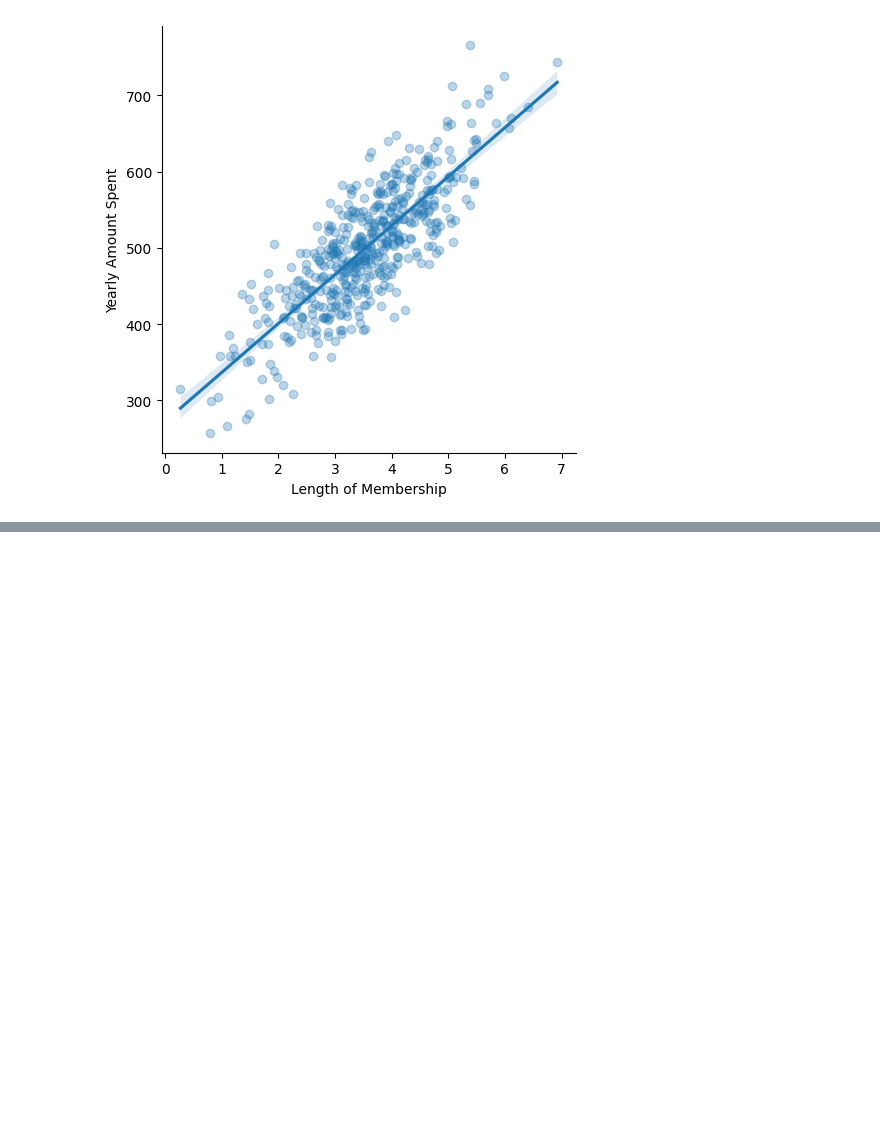
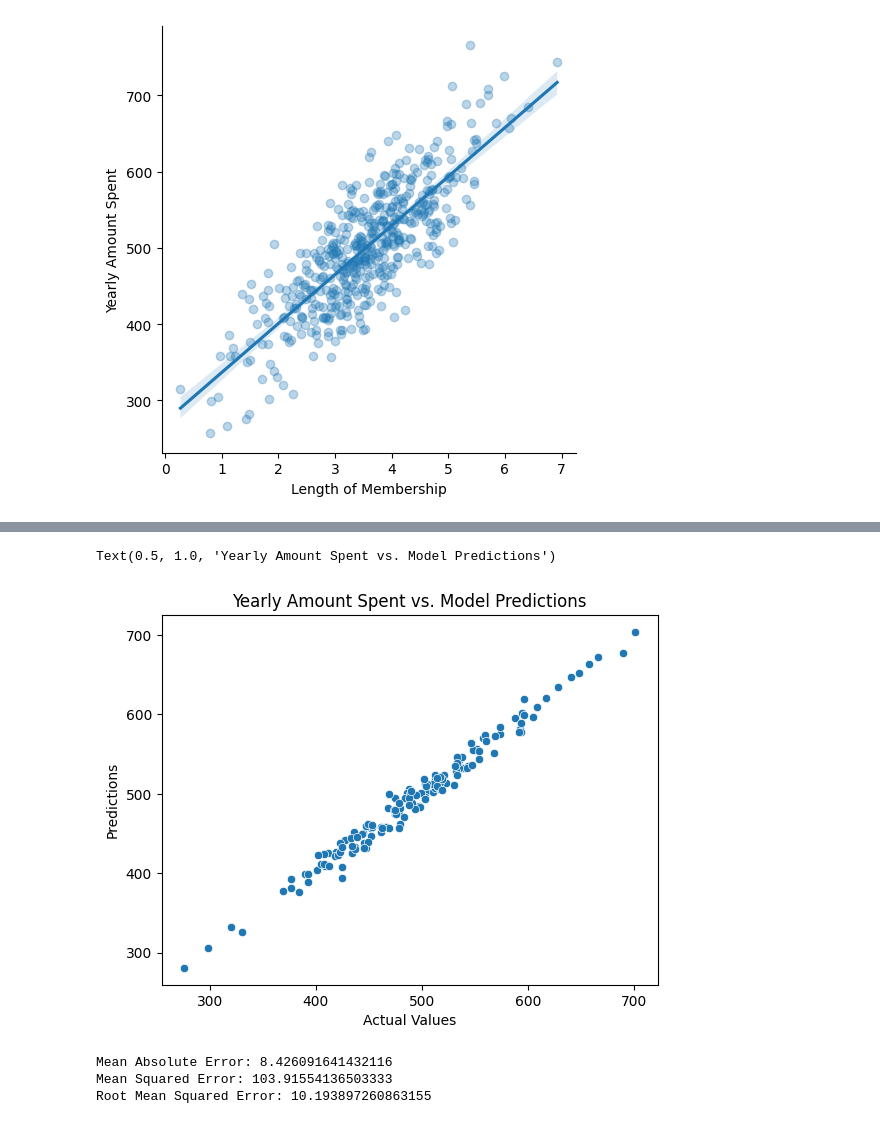
Before and after one commit to JanavGandhi/Linear-Regression-E-commerce, a Jupyter notebook: main.ipynb, the cells around one changed output, grey strips where cells are left out. Cells and saved outputs as stored; diff of their text form; code cells hidden in the pictures; blank space fills up the shorter version.

```diff
--- a/main.ipynb
+++ b/main.ipynb
@@ -72,0 +74,2 @@ ModuleNotFoundError: No module named 'sklearn'
+# %%
+X_train, X_test, y_train, y_test = train_test_split(X,y,test_size=0.3, random_state=42)
@@ -72,0 +78,4 @@ ModuleNotFoundError: No module named 'sklearn'
+# %%
+lm = LinearRegression()
+# %%
+lm.fit(X_train, y_train)
@@ -72,0 +97,2 @@ ModuleNotFoundError: No module named 'sklearn'
+# %%
+predictions = lm.predict(X_test)
@@ -72,0 +119,8 @@ ModuleNotFoundError: No module named 'sklearn'
+# %%
+sns.scatterplot(x=y_test, y=predictions)
+plt.xlabel('Actual Values')
+plt.ylabel('Predictions')
+plt.title('Yearly Amount Spent vs. Model Predictions')
+# %% [output]
+Text(0.5, 1.0, 'Yearly Amount Spent vs. Model Predictions')
+[figure, added]
@@ -72,0 +130,8 @@ ModuleNotFoundError: No module named 'sklearn'
+# %%
+print('Mean Absolute Error:',mean_absolute_error(y_test, predictions))
+print('Mean Squared Error:',mean_squared_error(y_test, predictions))
+print('Root Mean Squared Error:',math.sqrt(mean_squared_error(y_test, predictions)))
+# %% [output]
+Mean Absolute Error: 8.426091641432116
+Mean Squared Error: 103.91554136503333
+Root Mean Squared Error: 10.193897260863155
```
Also changed, not shown: parts of 9 cells of this notebook.
